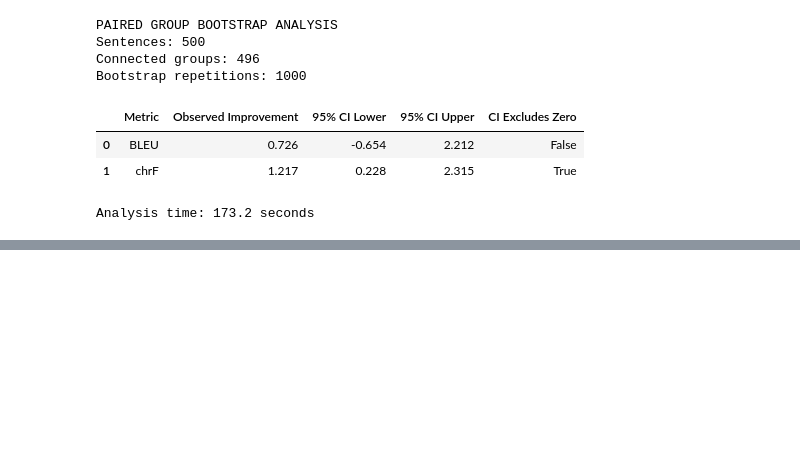
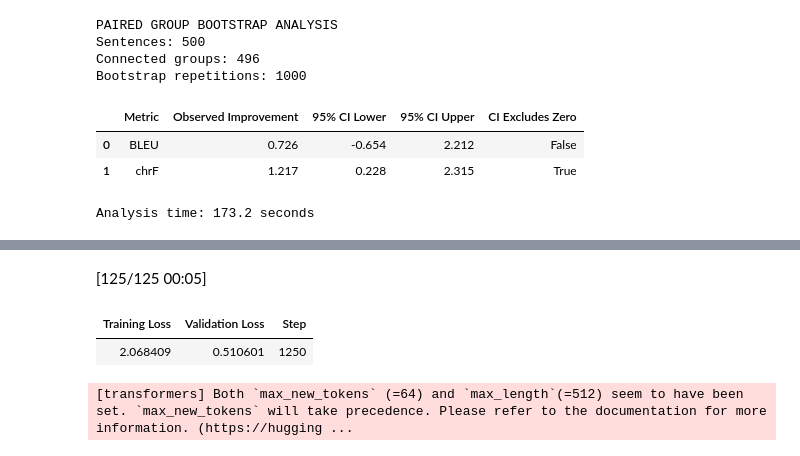
Before and after one commit to MeouchyCharbel/Neural-Machine-Translation, a Jupyter notebook: 03_finetuning.ipynb, the cells around one changed output, grey strips where cells are left out. Saved outputs shown, nothing was run; the diff lists cells and outputs as text; code cells hidden in the pictures; blank space fills up the shorter version.

```diff
--- a/03_finetuning.ipynb
+++ b/03_finetuning.ipynb
@@ -1106,0 +1314,72 @@ Connected groups: 496
+# %%
+
+import torch
+import math
+
+verification = extended_trainer.evaluate()
+
+saved_best_loss = extended_trainer.state.best_metric
+current_loss = verification["eval_loss"]
+
+difference = abs(saved_best_loss - current_loss)
+
+print("EXTENDED CHECKPOINT VERIFICATION")
+
+print("Completed steps:", extended_trainer.state.global_step)
+
+print("Best saved validation loss:", round(saved_best_loss, 6))
+print("Recalculated validation loss:", round(current_loss, 6))
+print("Absolute difference:", round(difference, 8))
+
+print(
+    "Best checkpoint:",
+    extended_trainer.state.best_model_checkpoint
+)
+
+if math.isfinite(current_loss) and difference < 0.001:
+    print("Checkpoint validation: PASSED")
+else:
+    print("Checkpoint validation: NEEDS INVESTIGATION")
+
+extended_trainer.model.eval()
+
+sample_sentences = validation_subset["en"].head(3).tolist()
+sample_references = validation_subset["fr"].head(3).tolist()
+
+inputs = tokenizer(
+    sample_sentences,
+    return_tensors="pt",
+    padding=True,
+    truncation=True,
+    max_length=64
+).to(device)
+
+with torch.inference_mode():
+    outputs = extended_trainer.model.generate(
+        **inputs,
+        num_beams=1,
+        do_sample=False,
+        max_new_tokens=64
+    )
+
+predictions = tokenizer.batch_decode(
+    outputs,
+    skip_special_tokens=True
+)
+
+print("\nEXTENDED MODEL TRANSLATIONS")
+
+for english, reference, prediction in zip(
+    sample_sentences,
+    sample_references,
+    predictions
+):
+    print("\nEnglish:", english)
+    print("Reference:", reference)
+    print("Extended model:", prediction)
+    print("-" * 60)
+# %% [output]
+[125/125 00:05]
+| Training Loss | Validation Loss | Step |
+| 2.068409 | 0.510601 | 1250 |
+[transformers] Both `max_new_tokens` (=64) and `max_length`(=512) seem to have been set. `max_new_tokens` will take precedence. Please refer to the documentation for more information. (https://hugging ...
```
Also changed, not shown: parts of 7 cells of this notebook.
